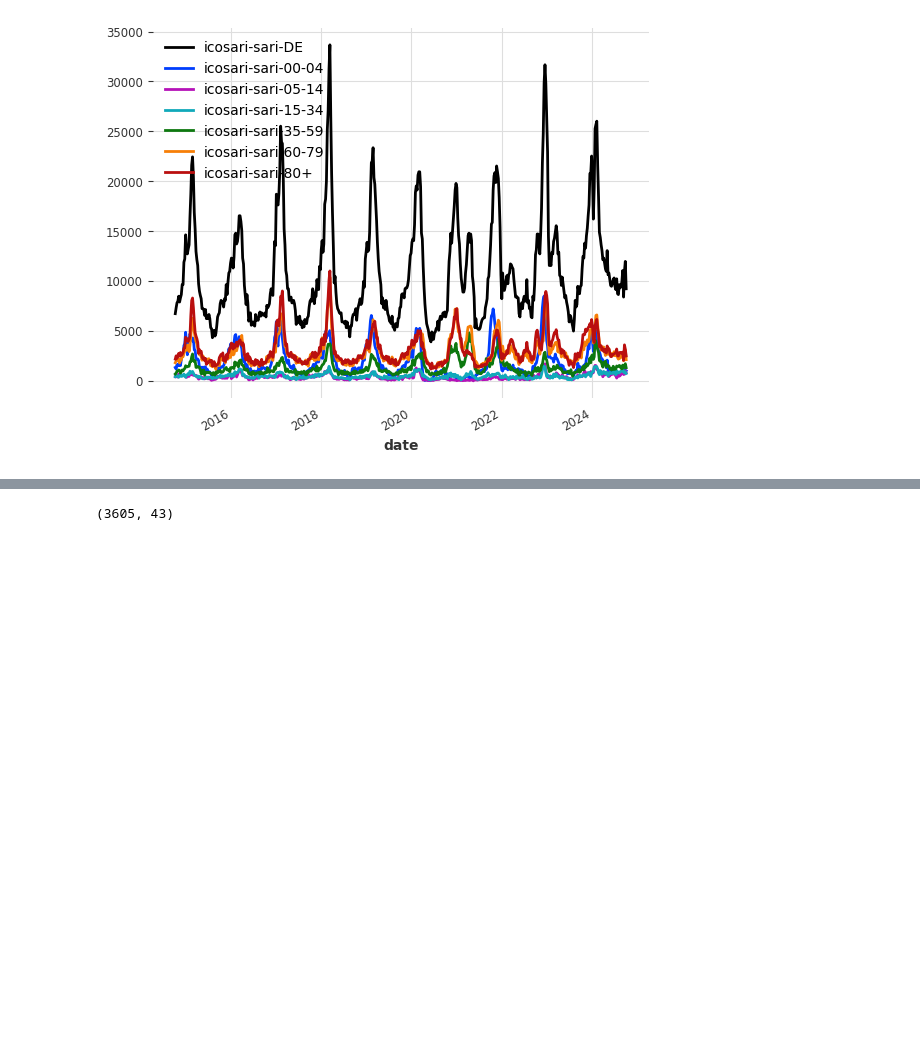
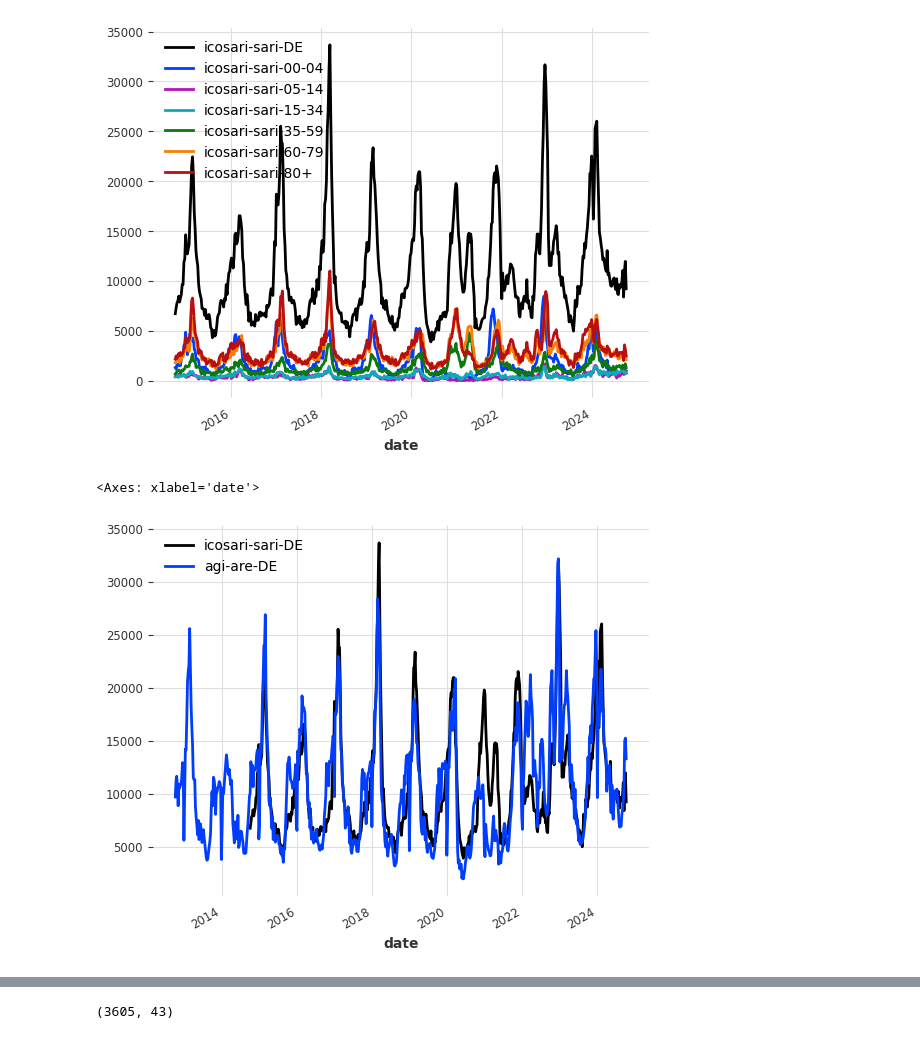
Before and after one commit to dwolffram/SARI-ML, a Jupyter notebook: notebooks/feature_engineering.ipynb, the cells around one changed output, grey strips where cells are left out. Saved outputs shown, nothing was run; the diff lists cells and outputs as text; code cells hidden in the pictures; blank space fills up the shorter version.

```diff
--- a/notebooks/feature_engineering.ipynb
+++ b/notebooks/feature_engineering.ipynb
@@ -55,6 +53,12 @@ targets.plot()
 # %% [output]
 <Axes: xlabel='date'>
 [figure]
+# %%
+targets['icosari-sari-DE'].plot()
+(covariates['agi-are-DE']*10).plot()
+# %% [output]
+<Axes: xlabel='date'>
+[figure, added]
 # %%
 # targets_validation['icosari-sari-DE'].plot(label='validation')
 # targets_train['icosari-sari-DE'].plot(label='train')
```
Also changed, not shown: parts of 43 cells of this notebook, 9 other files.
